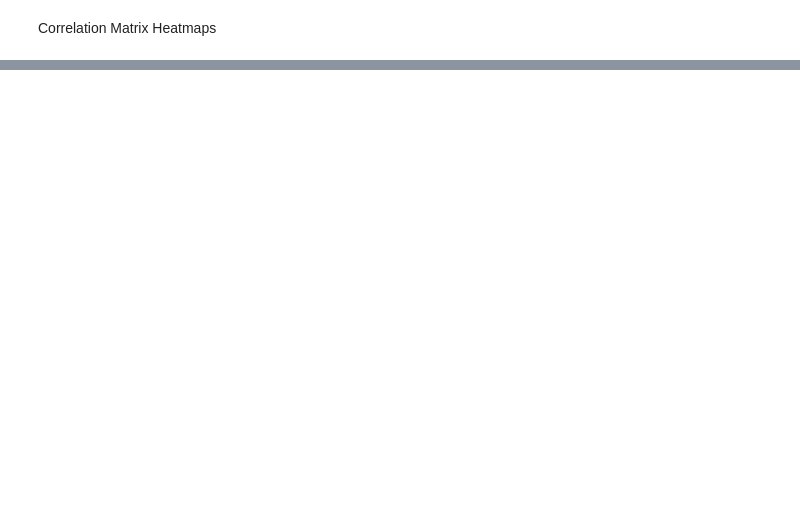
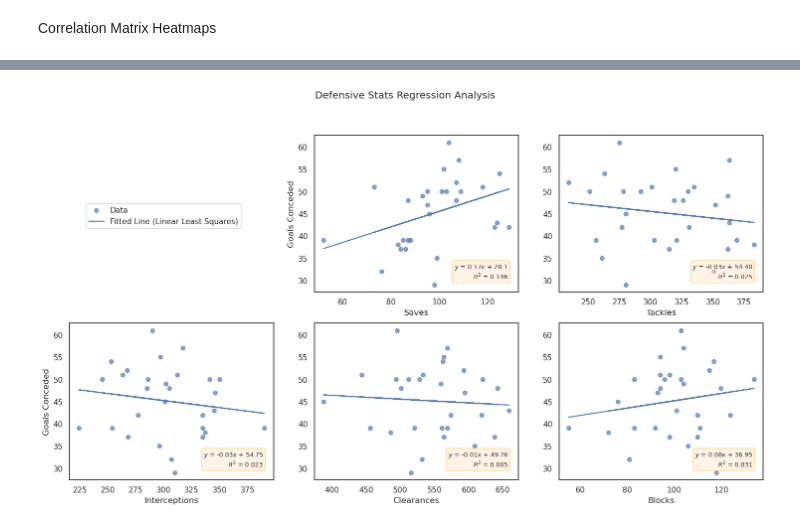
Before and after one commit to gtorrini/portfolio, a Jupyter notebook: data/mls_demo.ipynb, the cells around one changed output, grey strips where cells are left out. Cells and saved outputs as stored; diff of their text form; code cells hidden in the pictures; blank space fills up the shorter version.

```diff
--- a/data/mls_demo.ipynb
+++ b/data/mls_demo.ipynb
@@ -207,0 +185,70 @@ axes[1][0].set(xlabel='Shooting Accuracy (%)', title='Linear Regression');
+# %%
+assert mls_clubs is not None
+def_res1 = stats.linregress(mls_clubs['regular_season_statistics.saves'], mls_clubs['regular_season_statistics.goals_conceded'])
+def_res2 = stats.linregress(mls_clubs['regular_season_statistics.won_tackle'], mls_clubs['regular_season_statistics.goals_conceded'])
+def_res3 = stats.linregress(mls_clubs['regular_season_statistics.interception'], mls_clubs['regular_season_statistics.goals_conceded'])
+def_res4 = stats.linregress(mls_clubs['regular_season_statistics.total_clearance'], mls_clubs['regular_season_statistics.goals_conceded'])
+def_res5 = stats.linregress(mls_clubs['regular_season_statistics.outfielder_block'], mls_clubs['regular_season_statistics.goals_conceded'])
+
+fig = plt.figure(figsize=(18, 9), constrained_layout=False)
+gs = gridspec.GridSpec(2, 3, figure=fig)
+
+# Saves plot
+ax1 = fig.add_subplot(gs[0, 1])
+ax1.scatter(mls_clubs['regular_season_statistics.saves'], mls_clubs['regular_season_statistics.goals_conceded'], alpha=0.66)
+ax1.plot(mls_clubs['regular_season_statistics.saves'], (def_res1.intercept + def_res1.slope * mls_clubs['regular_season_statistics.saves']))
+corr_stats = (f'$y$ = {round(def_res1.slope, 2)}$x$ + {round(def_res1.intercept, 2)}\n'
+              f'$R^2$ = {round(def_res1.rvalue**2, 3)}')
+bbox = dict(boxstyle='round', fc='blanchedalmond', ec='orange', alpha=0.5)
+ax1.text(0.95, 0.08, corr_stats, fontsize=9, bbox=bbox,
+        transform=ax1.transAxes, horizontalalignment='right')
+ax1.set(xlabel='Saves', ylabel='Goals Conceded');
+
+# Tackles plot
+ax2 = fig.add_subplot(gs[0, 2])
+ax2.scatter(mls_clubs['regular_season_statistics.won_tackle'], mls_clubs['regular_season_statistics.goals_conceded'], alpha=0.66, label='Data')
+ax2.plot(mls_clubs['regular_season_statistics.won_tackle'], (def_res2.intercept + def_res2.slope * mls_clubs['regular_season_statistics.won_tackle']), label='Fitted Line (Linear Least Squares)')
+corr_stats = (f'$y$ = {round(def_res2.slope, 2)}$x$ + {round(def_res2.intercept, 2)}\n'
+              f'$R^2$ = {round(def_res2.rvalue**2, 3)}')
+bbox = dict(boxstyle='round', fc='blanchedalmond', ec='orange', alpha=0.5)
+ax2.text(0.95, 0.08, corr_stats, fontsize=9, bbox=bbox,
+        transform=ax2.transAxes, horizontalalignment='right')
+ax2.set(xlabel='Tackles');
+
+# Interception plot
+ax3 = fig.add_subplot(gs[1, 0])
+ax3.scatter(mls_clubs['regular_season_statistics.interception'], mls_clubs['regular_season_statistics.goals_conceded'], alpha=0.66)
+ax3.plot(mls_clubs['regular_season_statistics.interception'], (def_res3.intercept + def_res3.slope * mls_clubs['regular_season_statistics.interception']))
+corr_stats = (f'$y$ = {round(def_res3.slope, 2)}$x$ + {round(def_res3.intercept, 2)}\n'
+              f'$R^2$ = {round(def_res3.rvalue**2, 3)}')
+bbox = dict(boxstyle='round', fc='blanchedalmond', ec='orange', alpha=0.5)
+ax3.text(0.95, 0.08, corr_stats, fontsize=9, bbox=bbox,
+        transform=ax3.transAxes, horizontalalignment='right')
+ax3.set(xlabel='Interceptions', ylabel='Goals Conceded');
+
+# Clearance plot
+ax4 = fig.add_subplot(gs[1, 1])
+ax4.scatter(mls_clubs['regular_season_statistics.total_clearance'], mls_clubs['regular_season_statistics.goals_conceded'], alpha=0.66)
+ax4.plot(mls_clubs['regular_season_statistics.total_clearance'], (def_res4.intercept + def_res4.slope * mls_clubs['regular_season_statistics.total_clearance']))
+corr_stats = (f'$y$ = {round(def_res4.slope, 2)}$x$ + {round(def_res4.intercept, 2)}\n'
+              f'$R^2$ = {round(def_res4.rvalue**2, 3)}')
+bbox = dict(boxstyle='round', fc='blanchedalmond', ec='orange', alpha=0.5)
+ax4.text(0.95, 0.08, corr_stats, fontsize=9, bbox=bbox,
+        transform=ax4.transAxes, horizontalalignment='right')
+ax4.set(xlabel='Clearances');
+
+# Blocks plot
+ax5 = fig.add_subplot(gs[1, 2])
+ax5.scatter(mls_clubs['regular_season_statistics.outfielder_block'], mls_clubs['regular_season_statistics.goals_conceded'], alpha=0.66)
+ax5.plot(mls_clubs['regular_season_statistics.outfielder_block'], (def_res5.intercept + def_res5.slope * mls_clubs['regular_season_statistics.outfielder_block']))
+corr_stats = (f'$y$ = {round(def_res5.slope, 2)}$x$ + {round(def_res5.intercept, 2)}\n'
+              f'$R^2$ = {round(def_res5.rvalue**2, 3)}')
+bbox = dict(boxstyle='round', fc='blanchedalmond', ec='orange', alpha=0.5)
+ax5.text(0.95, 0.08, corr_stats, fontsize=9, bbox=bbox,
+        transform=ax5.transAxes, horizontalalignment='right')
+ax5.set(xlabel='Blocks')
+
+fig.legend(loc='center', bbox_to_anchor=(0.23, 0.7))
+fig.suptitle('Defensive Stats Regression Analysis');
+# %% [output]
+[figure, added]
```
Also changed, not shown: parts of 10 cells of this notebook.
